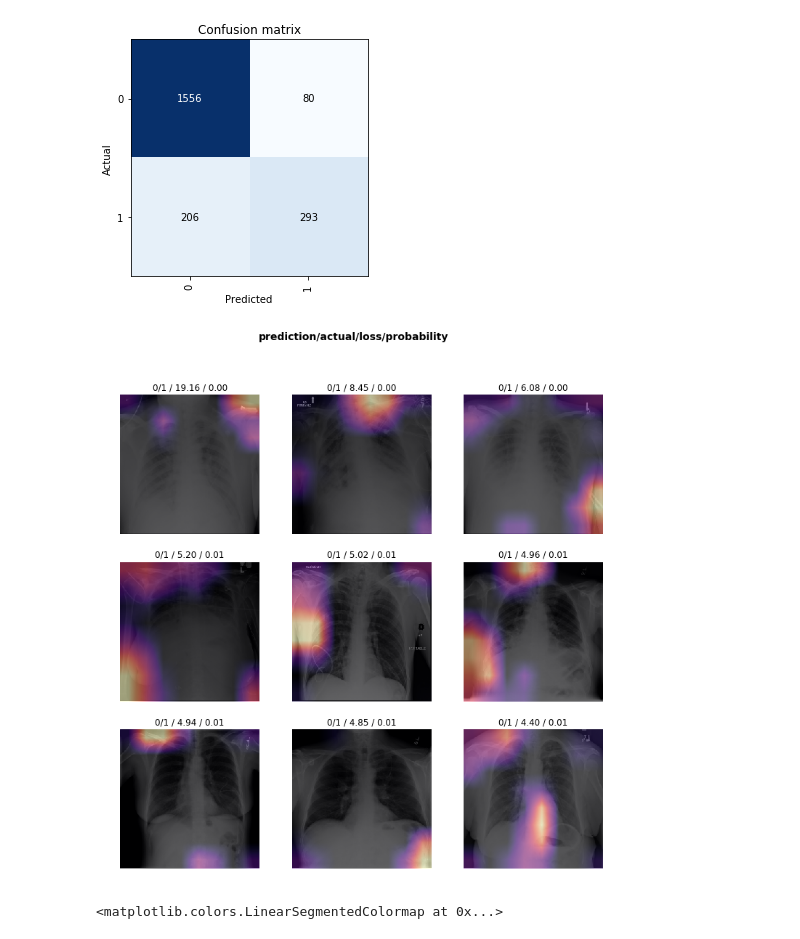
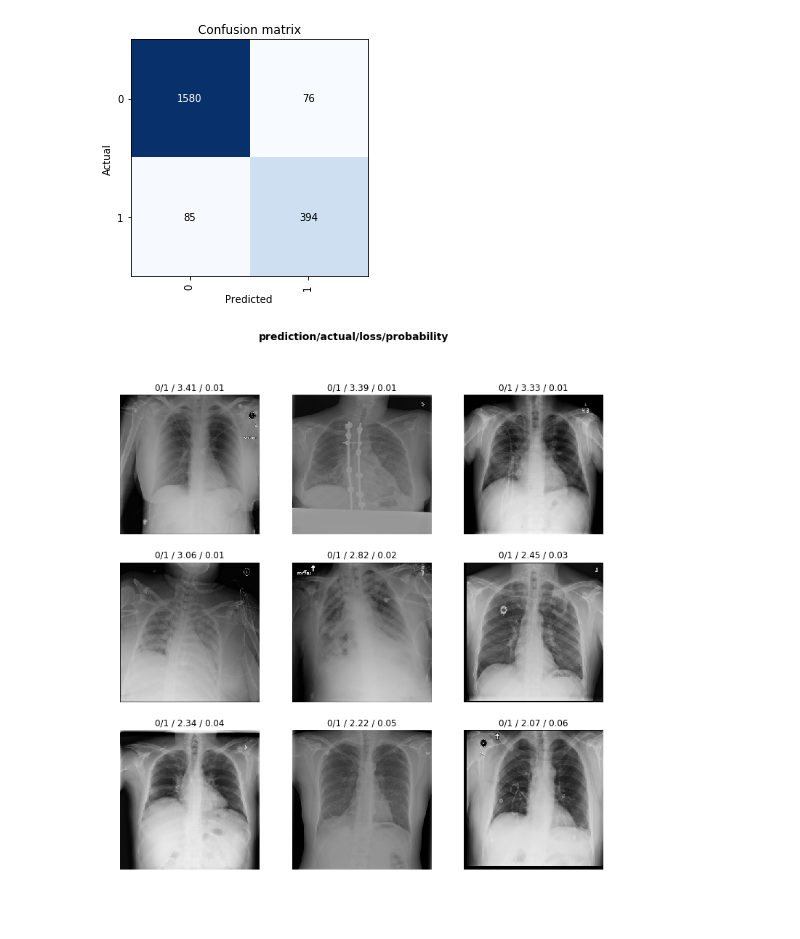
Before and after one commit to schwobr/siim-pneumothorax, a Jupyter notebook: notebooks/fastai_tests.ipynb, the cells around one changed output. Cells and saved outputs as stored; diff of their text form; code cells hidden in the pictures.

```diff
--- a/notebooks/fastai_tests.ipynb
+++ b/notebooks/fastai_tests.ipynb
@@ -412,3 +641,5 @@ db_clf = load_data_classif(LABELS_CLASSIF, bs=BATCH_SIZE, train_size=TRAIN_SIZE,
+# %%
+clf.data.train_dl = db_clf.train_dl.new(shuffle=False, sampler=sampler)
 # %%
 db_clf.show_batch(cmap=plt.cm.bone)
 # %% [output]
@@ -416,4 +647,4 @@ db_clf.show_batch(cmap=plt.cm.bone)
-# %%
-clf = cnn_learner(db_clf, models["resnet101"], pretrained=PRETRAINED, loss_func=nn.CrossEntropyLoss(), wd=WD, model_dir=MODELS_PATH, metrics=[accuracy])
 # %%
 clf.unfreeze()
+# %%
+clf.load('clf_resnet152_0').to_fp16()
@@ -429,7 +678,7 @@ clf.recorder.plot()
 # %%
 clf.fit_one_cycle(
-    50, slice(1e-3),
+    50, slice(3e-5),
     callbacks=[
         SaveModelCallback(
-            clf, monitor='accuracy', name='first_test_clf')])
+            clf, monitor='accuracy', name='clf_resnet152_2')])
 # %% [output]
@@ -447,6 +708,6 @@ interp.plot_confusion_matrix()
 # %% [output]
 [figure]
 # %%
-interp.plot_top_losses(9)
+interp.plot_top_losses(9, heatmap=False)
 # %% [output]
-[figure, old version]
+[figure, new version]
@@ -455,4 +713,0 @@ import matplotlib.pyplot as plt
-# %%
-plt.cm.bone
-# %% [output]
-<matplotlib.colors.LinearSegmentedColormap at 0x...>
```
Also changed, not shown: parts of 78 cells of this notebook, 1 other file.
